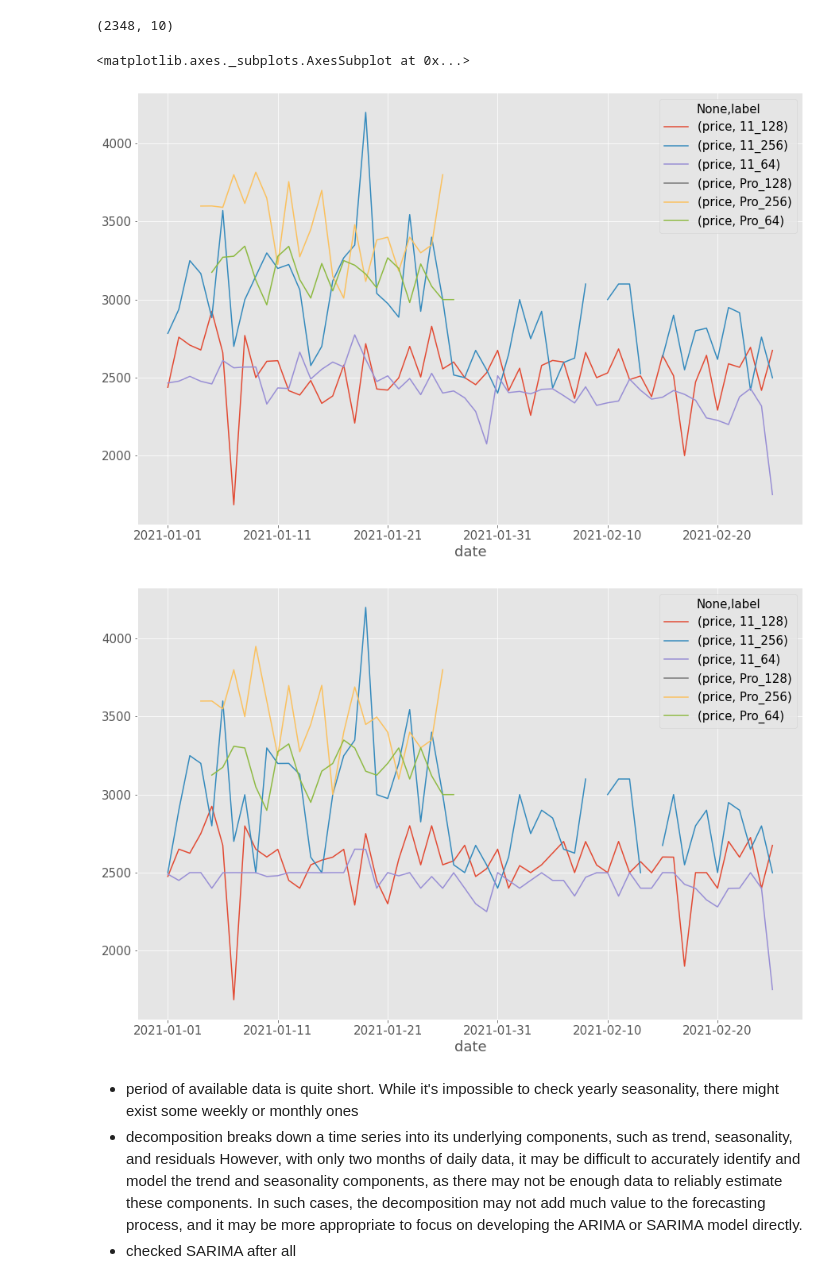
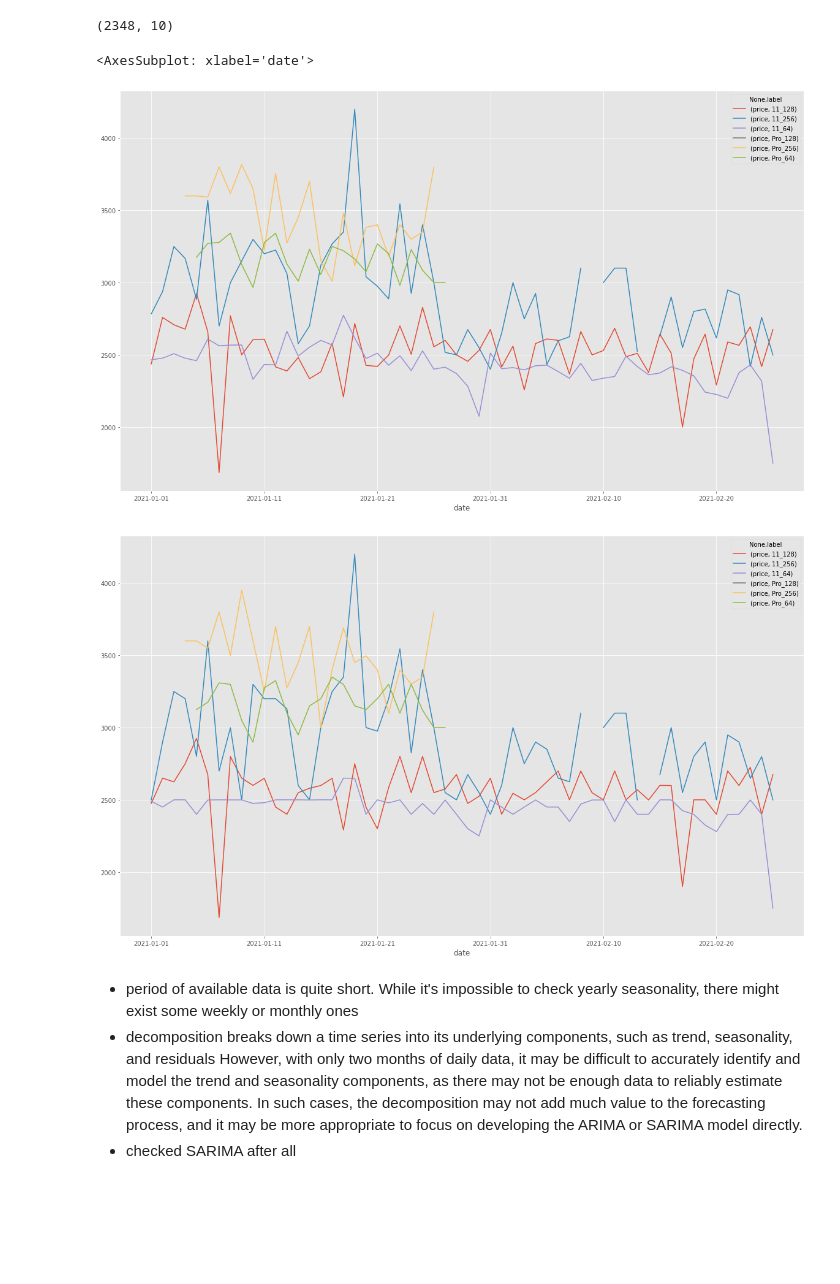
Before and after one commit to pzolnierczyk/phone-price-forecasting, a Jupyter notebook: price_forecasting_eda.ipynb, the cells around one changed output. Cells and saved outputs as stored; diff of their text form; code cells hidden in the pictures; blank space fills up the shorter version.

```diff
--- a/price_forecasting_eda.ipynb
+++ b/price_forecasting_eda.ipynb
@@ -227,15 +228,17 @@ filtered_data.shape
 (2348, 10)
 # %%
 # Visualizing models history of average and median prices
+plt.rcParams["figure.figsize"] = (20,12)
+
 avg_price = filtered_data.groupby(['date', 'label']).mean()
 avg_price.unstack().plot()
 
 median_price = filtered_data.groupby(['date', 'label']).median()
 median_price.unstack().plot()
 # %% [output]
-<matplotlib.axes._subplots.AxesSubplot at 0x...>
+<AxesSubplot: xlabel='date'>
-[figure, old version]
+[figure, new version]
-[figure, old version]
+[figure, new version]
 # %% [markdown]
 - period of available data is quite short. While it's impossible to check yearly seasonality, there might exist some weekly or monthly ones
 - decomposition breaks down a time series into its underlying components, such as trend, seasonality, and residuals
```
Also changed, not shown: parts of 11 cells of this notebook.
